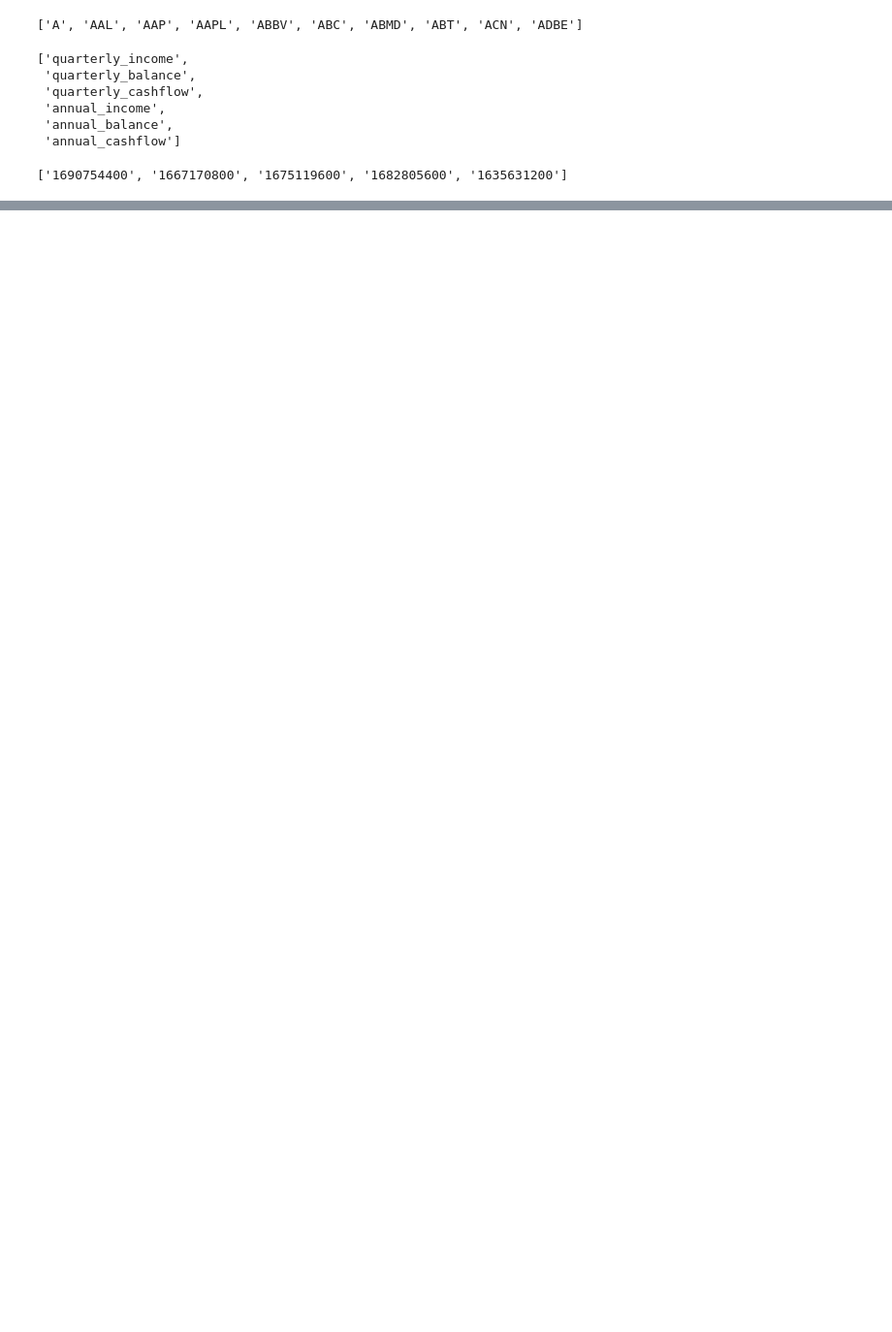
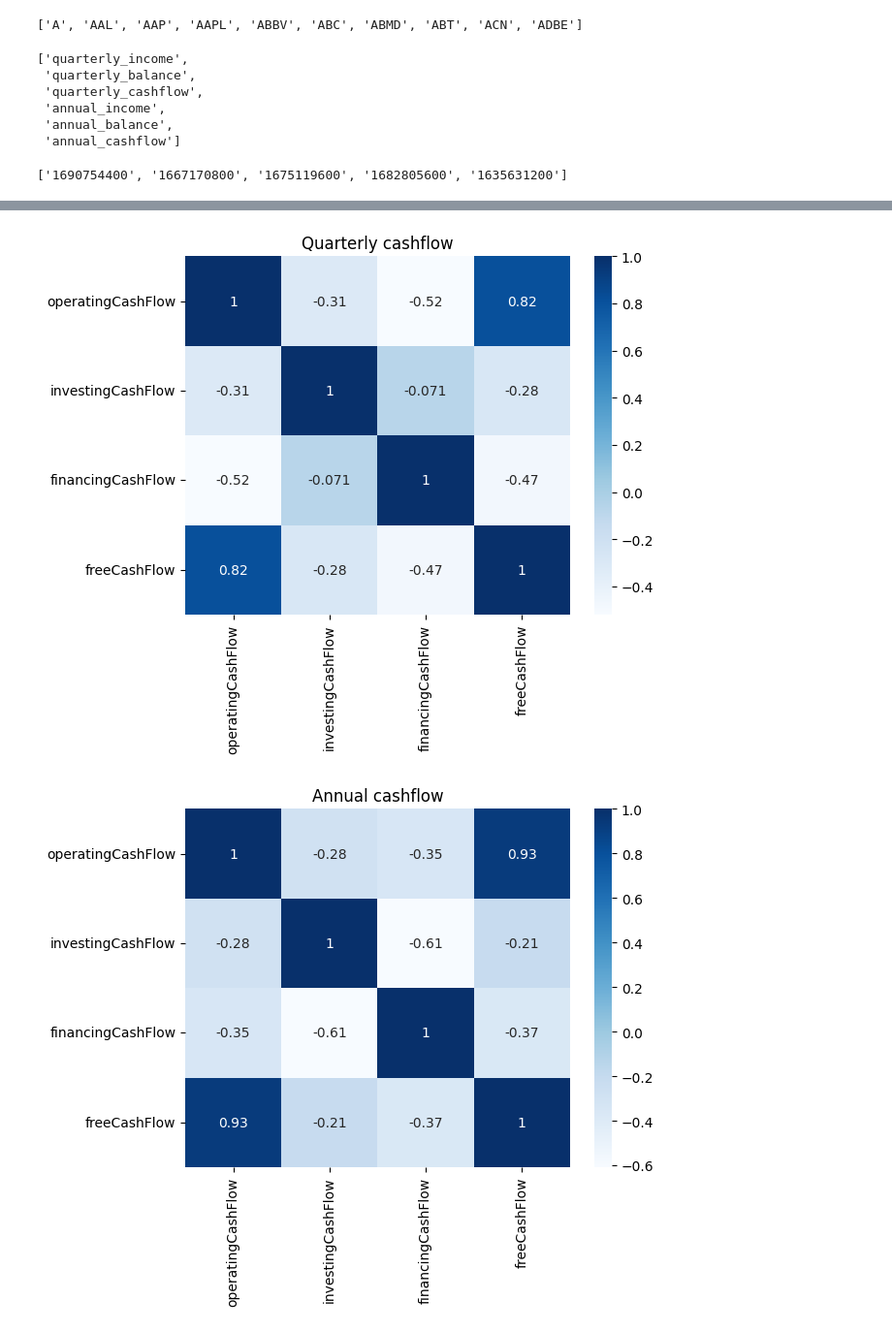
Before and after one commit to codespaghettifier/sp500-exploration, a Jupyter notebook: clean_yahoo_financials.ipynb, the cells around one changed output, grey strips where cells are left out. Shown at 97% size. Cells and saved outputs as stored; diff of their text form; code cells hidden in the pictures; blank space fills up the shorter version.

```diff
--- a/clean_yahoo_financials.ipynb
+++ b/clean_yahoo_financials.ipynb
@@ -199,0 +355,16 @@ with open(file_path, 'w') as json_file:
+# %%
+sns.heatmap(qc_corr, annot=True, cmap="Blues")
+plt.title("Quarterly cashflow")
+plt.show()
+
+sns.heatmap(ac_corr, annot=True, cmap="Blues")
+plt.title("Annual cashflow")
+plt.show()
+
+c_diff = ac_corr - qc_corr
+sns.heatmap(c_diff, annot=True, cmap="RdBu_r")
+plt.title("Annual vs Quarterly cashflow")
+plt.show()
+# %% [output]
+[figure, added]
+[figure, added]
```
Also changed, not shown: parts of 18 cells of this notebook.
